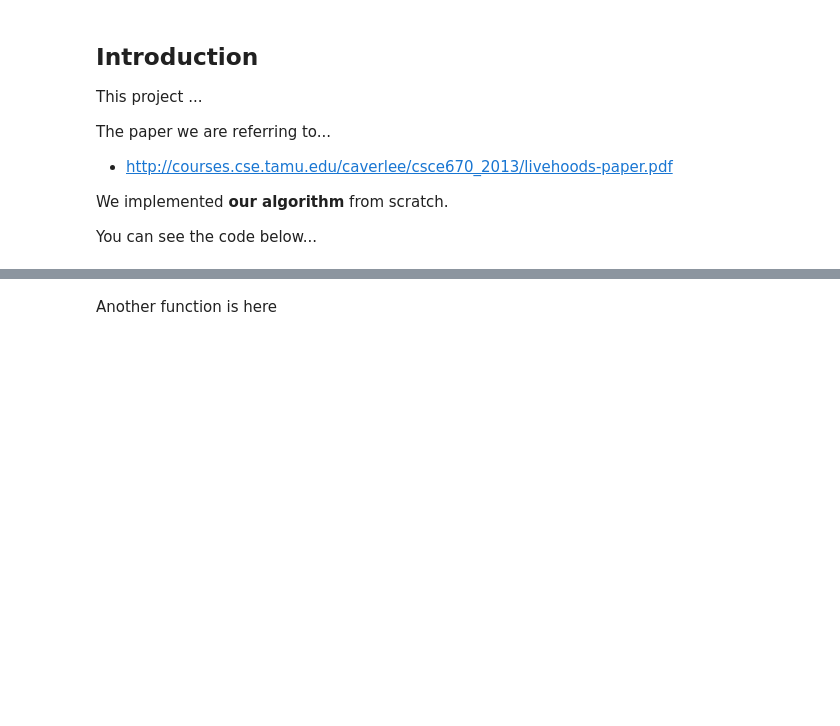
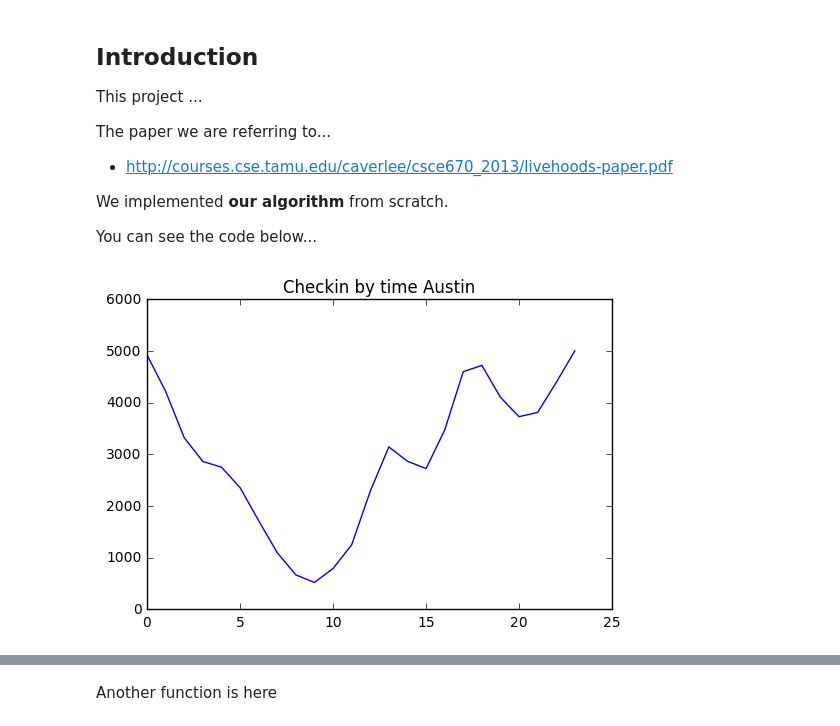
Before and after one commit to dhshin90/CSCE670-Project, a Jupyter notebook: project notebook.ipynb, the cells around one changed output, grey strips where cells are left out. Drawn from its saved outputs; the diff is of its cells as text; code cells hidden in the pictures; blank space fills up the shorter version.

```diff
--- a/project notebook.ipynb
+++ b/project notebook.ipynb
@@ -113,5 +112,22 @@ def create_histogram(filename, period):
 
     return ret_list
 
-#austin_histogram = create_histogram("austin_checkin.txt", 1)
-#houston_histogram = create_histogram("houston_checkin.txt", 1)
+austin_histogram = create_histogram("austin_checkin.txt", 1)
+houston_histogram = create_histogram("houston_checkin.txt", 1)
+# %%
+import matplotlib.pyplot as plt
+austin_time=[]
+austin_checkin=[]
+
+def austin_strip():
+    count=0
+    for elements in austin_histogram:
+        austin_time.append(elements[0])
+        austin_checkin.append(elements[1])
+        count+=1
+austin_strip()
+plt.plot(austin_time,austin_checkin)
+plt.title("Checkin by time Austin")
+plt.show()
+# %% [output]
+[figure, added]
```
Also changed, not shown: parts of 13 cells of this notebook.
